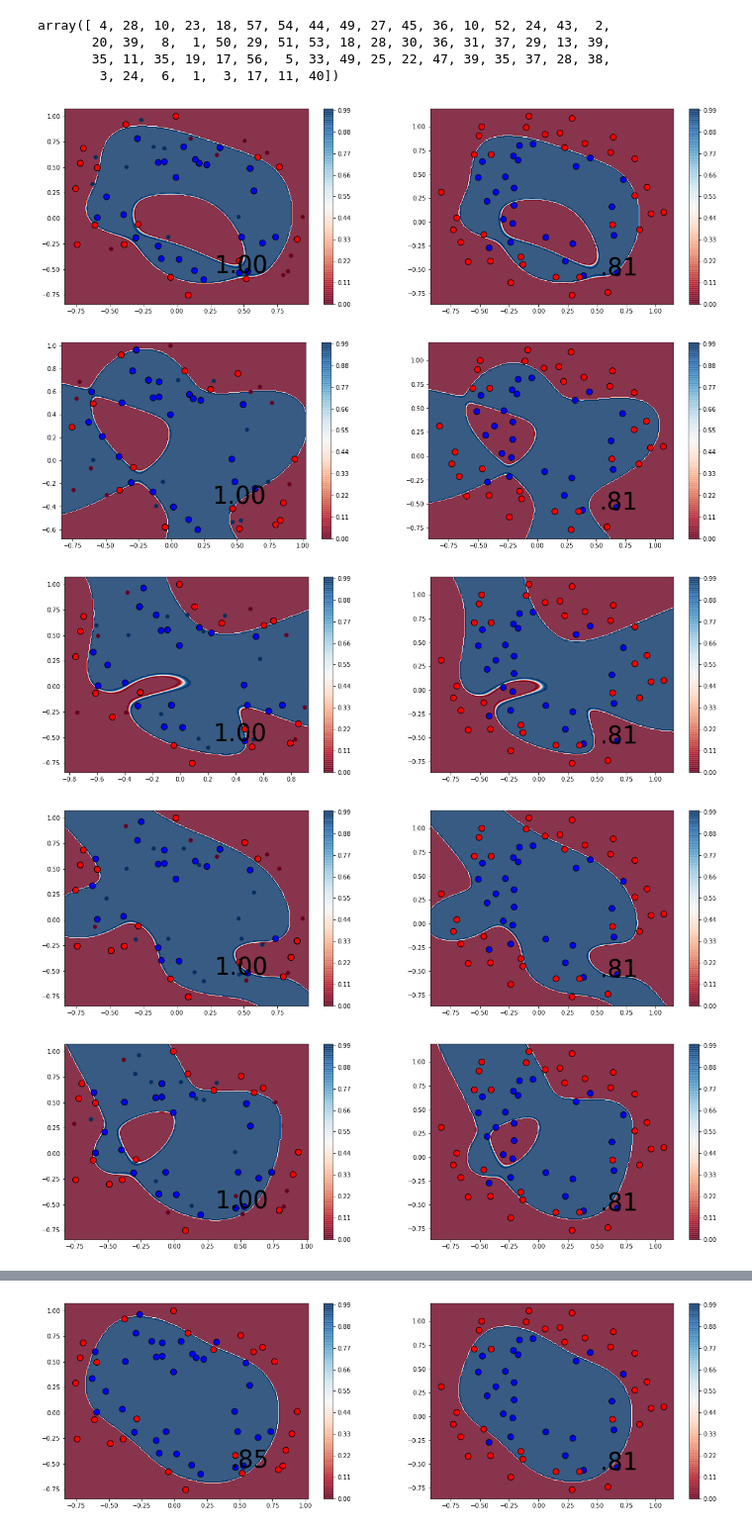
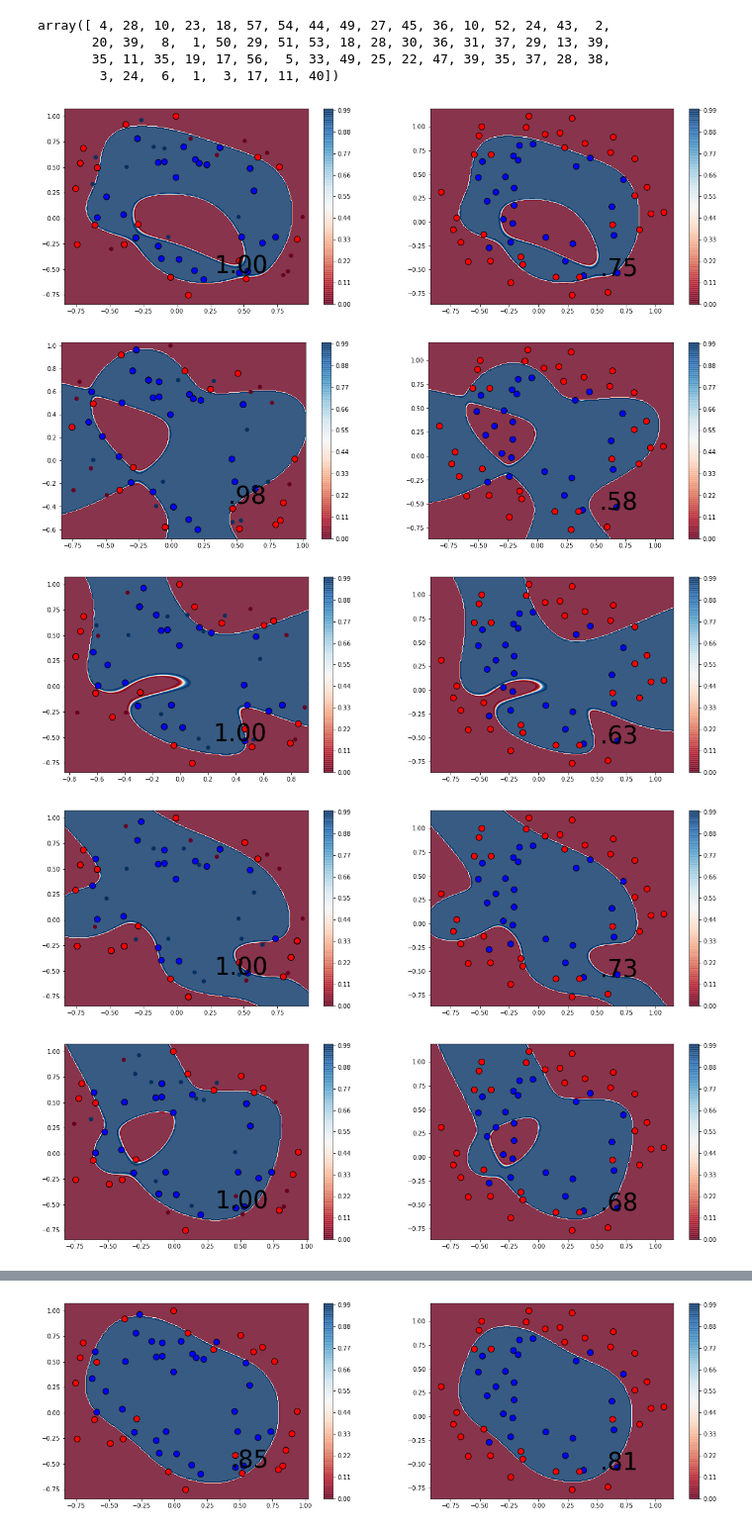
Before and after one commit to PAE-ITBA-ML-2019/Ensemble-methods, a Jupyter notebook: 02-1-Bagging-LR.ipynb, the cells around one changed output, grey strips where cells are left out. Shown at 99% size. Saved outputs shown, nothing was run; the diff lists cells and outputs as text; code cells hidden in the pictures.

```diff
--- a/02-1-Bagging-LR.ipynb
+++ b/02-1-Bagging-LR.ipynb
@@ -136,16 +150,18 @@ array([ 4, 28, 10, 23, 18, 57, 54, 44, 49, 27, 45, 36, 10, 52, 24, 43,  2,
 # %%
 for clf_i in range(5):
     idxs = bagg_clf.estimators_samples_[clf_i]
     idxs_not_used = list(set(range(len(y_train)))-set(idxs))
     f, (ax1, ax2) = plt.subplots(1, 2, figsize=(20,6))
+    score_train = bagg_clf.estimators_[clf_i].score(X_train_degree[idxs], y_train[idxs])
+    score_test = bagg_clf.estimators_[clf_i].score(X_test_degree, y_test)
     RHelper.plot_boundaries(X_train[idxs], y_train[idxs], score_train, bagg_clf.estimators_[clf_i].predict_proba,
                             degree=degree, mesh_res=200, ax=ax1)
     RHelper.plot_boundaries(X_test, y_test, score_test, bagg_clf.estimators_[clf_i].predict_proba,
                             degree=degree, mesh_res=200, ax=ax2)
     ax1.scatter(X_train[idxs_not_used][:,0], X_train[idxs_not_used][:,1], c=1*y_train[idxs_not_used], cmap=plt.cm.RdBu)
 # %% [output]
 [figure]
-[figure, old version]
+[figure, new version]
 [figure]
 [figure]
 [figure]
```
Also changed, not shown: parts of 6 cells of this notebook, 4 other files.
